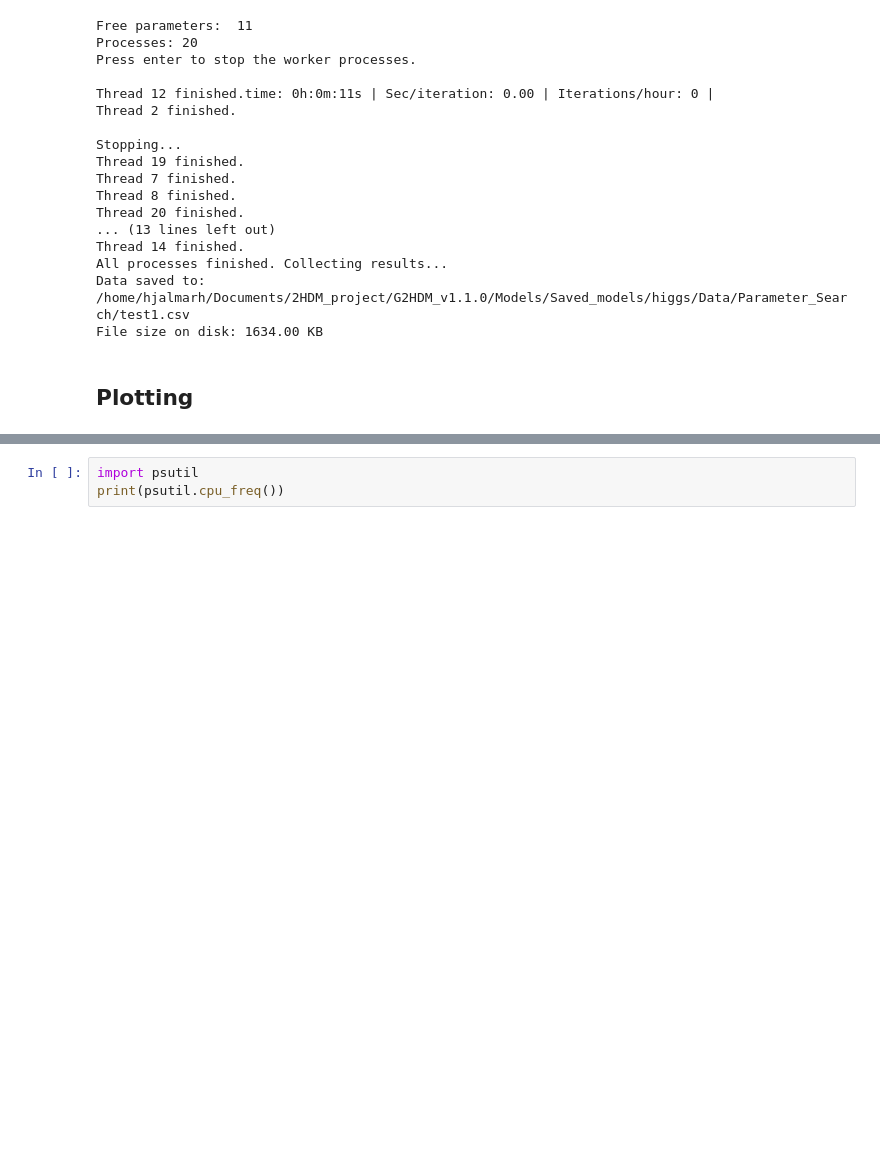
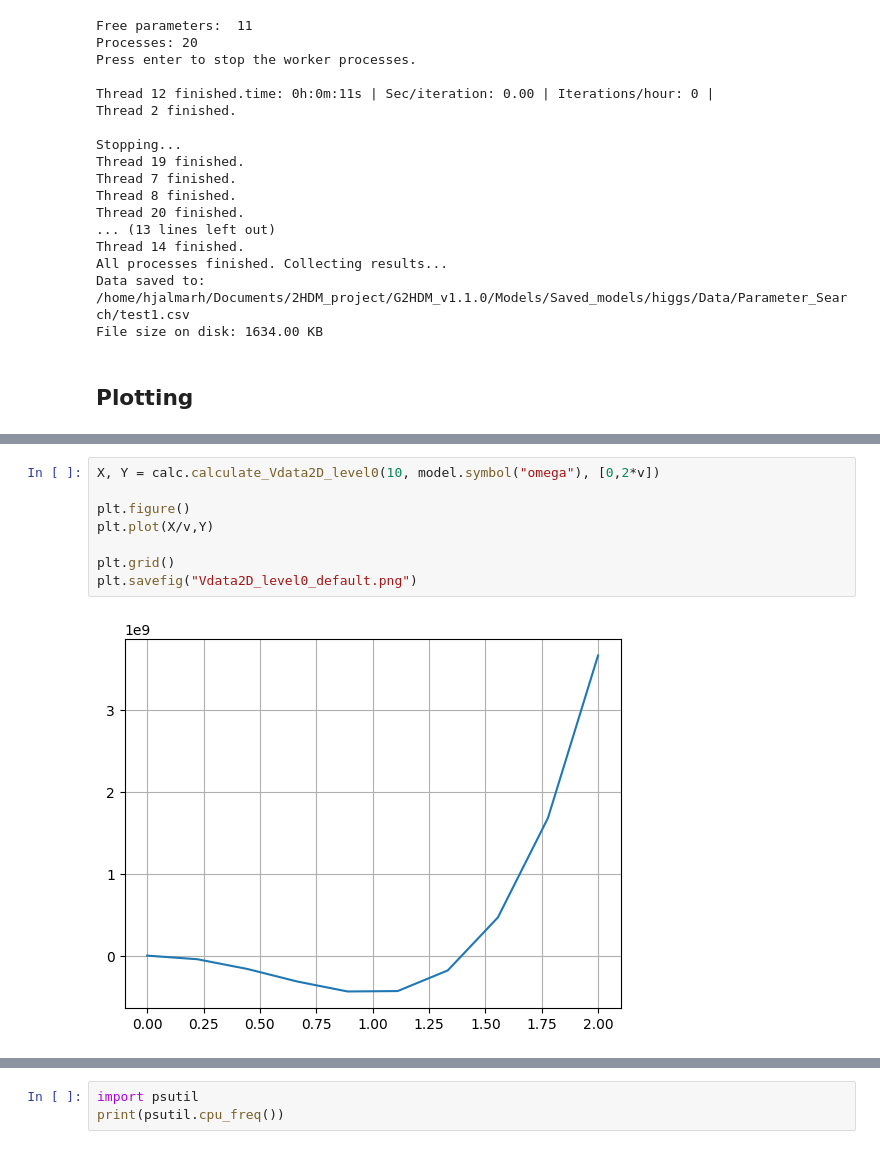
Before and after one commit to Jallemannen/G2HDM, a Jupyter notebook: Notebooks/Debug.ipynb, the cells around one changed output, grey strips where cells are left out. Drawn from its saved outputs; the diff is of its cells as text; blank space fills up the shorter version.

```diff
--- a/Notebooks/Debug.ipynb
+++ b/Notebooks/Debug.ipynb
@@ -192,0 +216,10 @@ NameError: name 'np' is not defined
+# %%
+X, Y = calc.calculate_Vdata2D_level0(10, model.symbol("omega"), [0,2*v])
+
+plt.figure()
+plt.plot(X/v,Y)
+
+plt.grid()
+plt.savefig("Vdata2D_level0_default.png")
+# %% [output]
+[figure, added]
```
Also changed, not shown: parts of 7 cells of this notebook, 16 other files.
